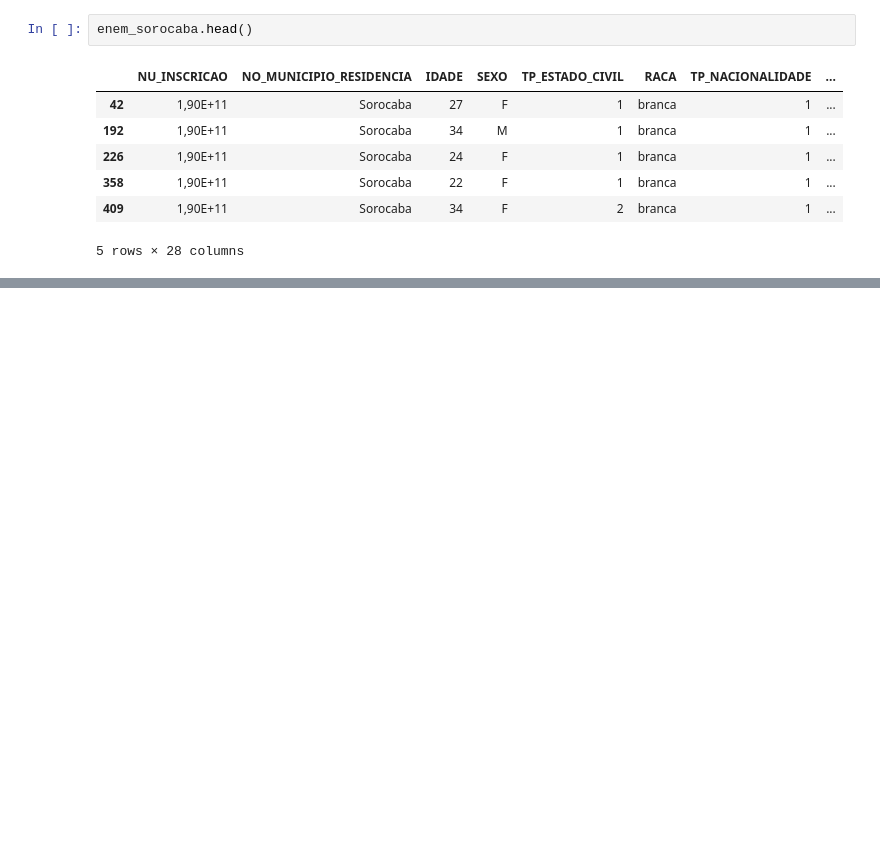
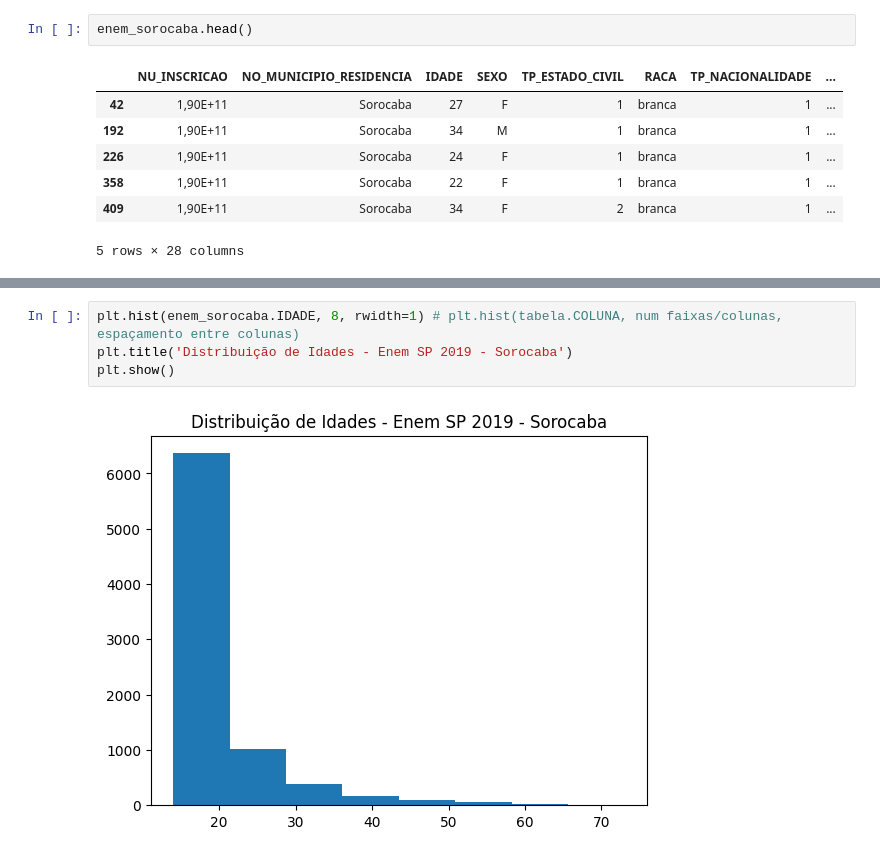
Before and after one commit to luizakuze/Cursos, a Jupyter notebook: curso/fundamentos-estatística/districuicao_frequencia.ipynb, the cells around one changed output, grey strips where cells are left out. Cells and saved outputs as stored; diff of their text form; blank space fills up the shorter version.

```diff
--- a/curso/fundamentos-estatística/districuicao_frequencia.ipynb
+++ b/curso/fundamentos-estatística/districuicao_frequencia.ipynb
@@ -30,0 +169,6 @@ enem_sorocaba.head()
+# %%
+plt.hist(enem_sorocaba.IDADE, 8, rwidth=1) # plt.hist(tabela.COLUNA, num faixas/colunas, espaçamento entre colunas)
+plt.title('Distribuição de Idades - Enem SP 2019 - Sorocaba')
+plt.show()
+# %% [output]
+[figure, added]
```
Also changed, not shown: parts of 20 cells of this notebook.
